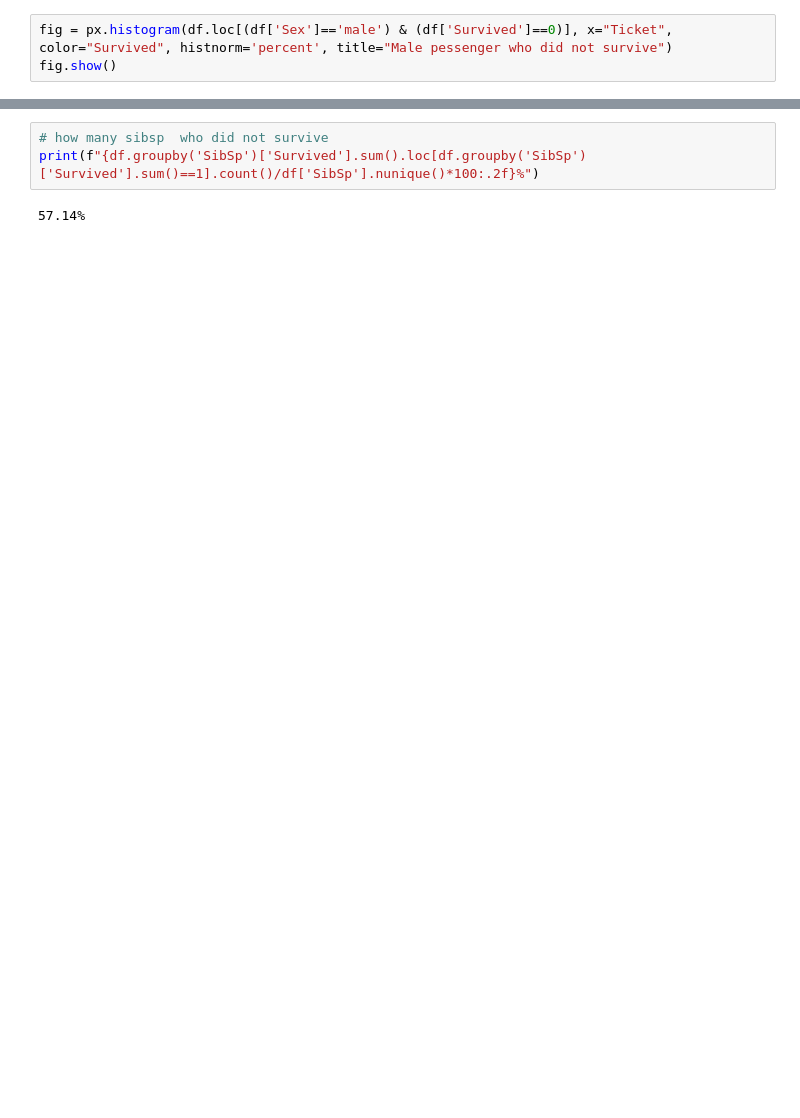
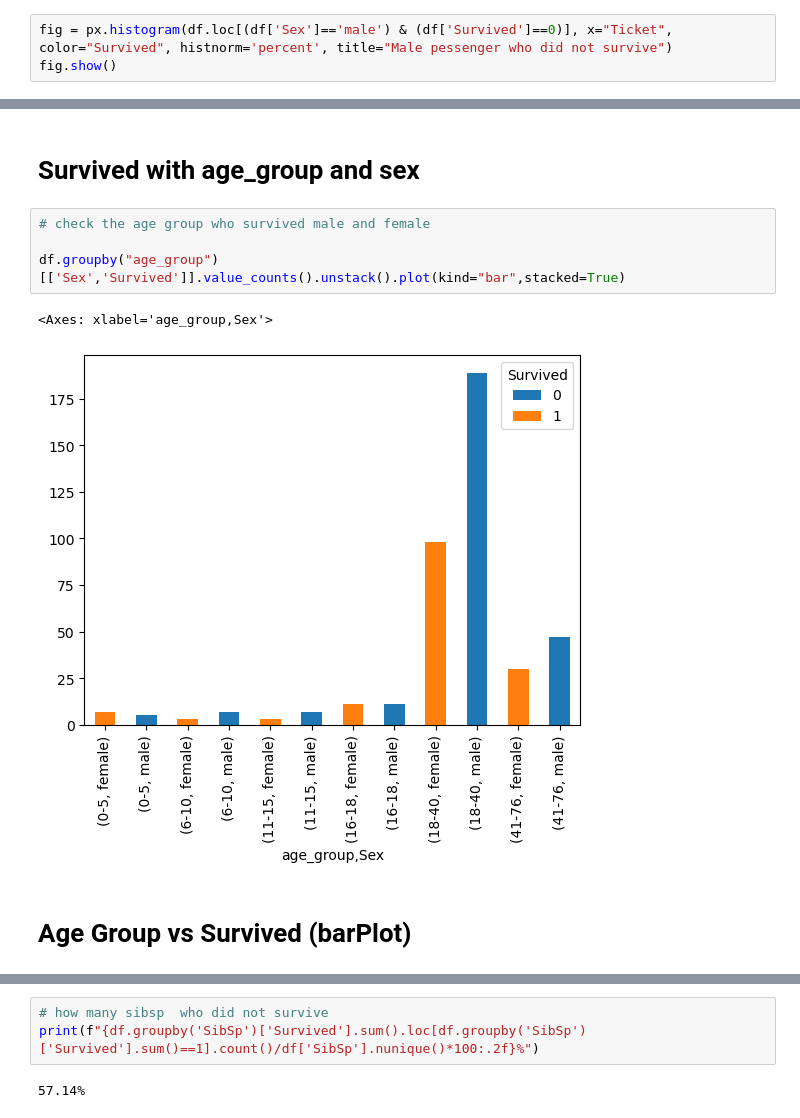
Before and after one commit to najeebjony/alfido_tech, a Jupyter notebook: titanic_prediction.ipynb, the cells around one changed output, grey strips where cells are left out. Cells and saved outputs as stored; diff of their text form; blank space fills up the shorter version.

```diff
--- a/titanic_prediction.ipynb
+++ b/titanic_prediction.ipynb
@@ -388,0 +440,11 @@ df.head()
+# %% [markdown]
+# **Survived with age_group and sex**
+# %%
+# check the age group who survived male and female
+
+df.groupby("age_group")[['Sex','Survived']].value_counts().unstack().plot(kind="bar",stacked=True)
+# %% [output]
+<Axes: xlabel='age_group,Sex'>
+[figure, added]
+# %% [markdown]
+# **Age Group vs Survived** (barPlot)
```
Also changed, not shown: parts of 29 cells of this notebook.
